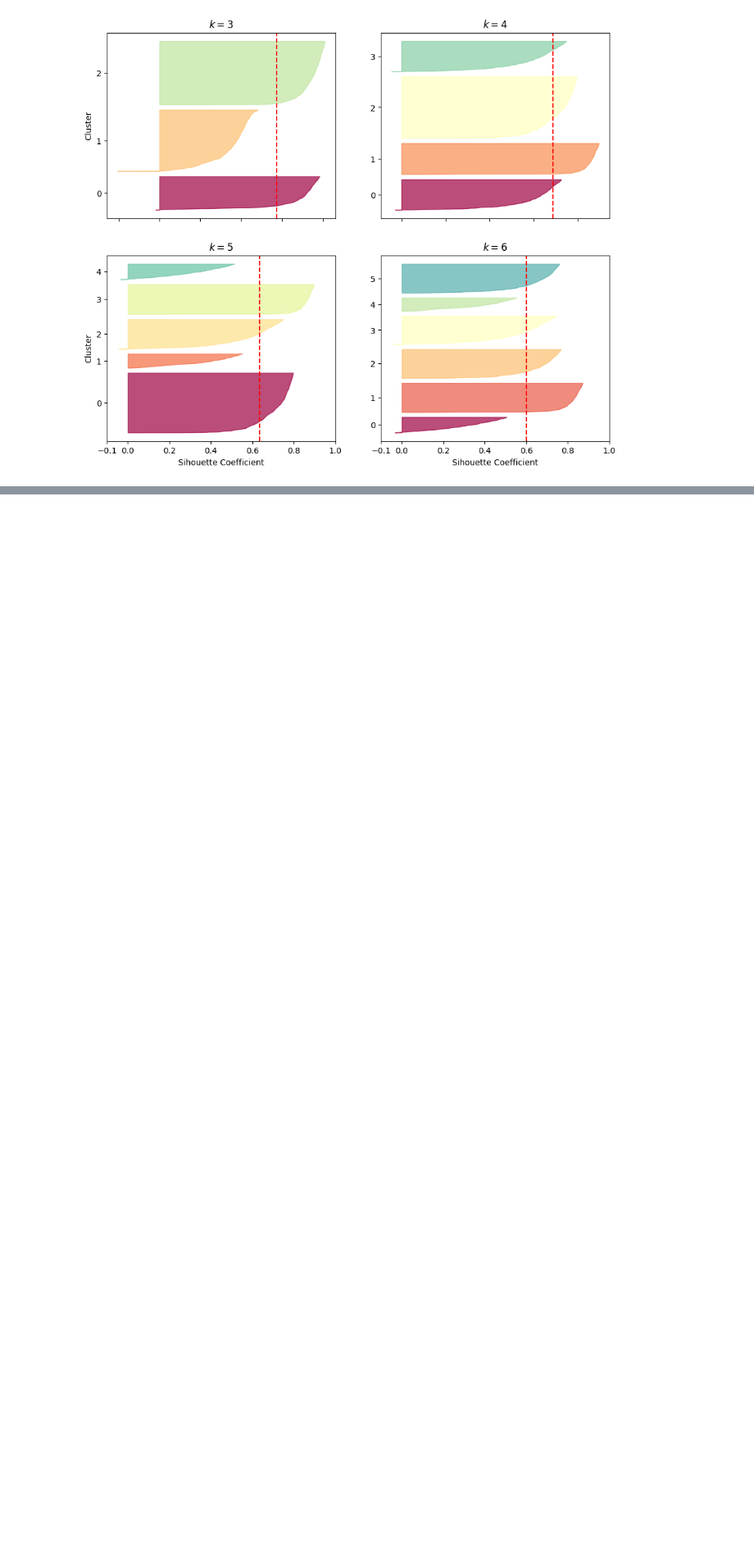
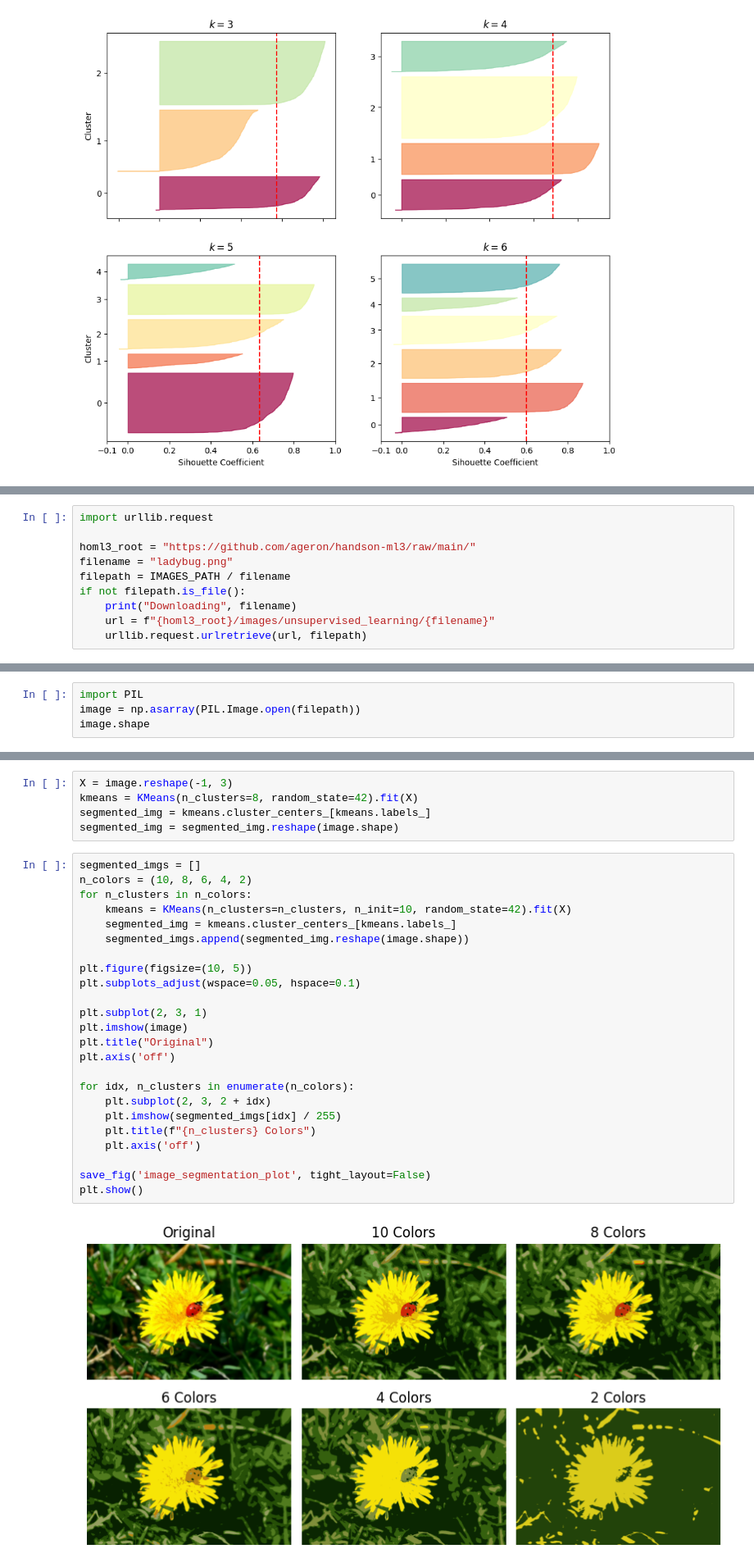
Before and after one commit to Hyun3246/Warehouse, a Jupyter notebook: Hands-On ML/Chapter_09_Unsupervised_Learning.ipynb, the cells around one changed output, grey strips where cells are left out. Shown: that part at 82% size. Drawn from its saved outputs; the diff is of its cells as text; blank space fills up the shorter version.

```diff
--- a/Hands-On ML/Chapter_09_Unsupervised_Learning.ipynb
+++ b/Hands-On ML/Chapter_09_Unsupervised_Learning.ipynb
@@ -142,0 +156,10 @@ plt.show()
+# %%
+import urllib.request
+
+homl3_root = "https://github.com/ageron/handson-ml3/raw/main/"
+filename = "ladybug.png"
+filepath = IMAGES_PATH / filename
+if not filepath.is_file():
+    print("Downloading", filename)
+    url = f"{homl3_root}/images/unsupervised_learning/{filename}"
+    urllib.request.urlretrieve(url, filepath)
@@ -142,0 +168,4 @@ plt.show()
+# %%
+import PIL
+image = np.asarray(PIL.Image.open(filepath))
+image.shape
@@ -142,0 +174,31 @@ plt.show()
+# %%
+X = image.reshape(-1, 3)
+kmeans = KMeans(n_clusters=8, random_state=42).fit(X)
+segmented_img = kmeans.cluster_centers_[kmeans.labels_]
+segmented_img = segmented_img.reshape(image.shape)
+# %%
+segmented_imgs = []
+n_colors = (10, 8, 6, 4, 2)
+for n_clusters in n_colors:
+    kmeans = KMeans(n_clusters=n_clusters, n_init=10, random_state=42).fit(X)
+    segmented_img = kmeans.cluster_centers_[kmeans.labels_]
+    segmented_imgs.append(segmented_img.reshape(image.shape))
+
+plt.figure(figsize=(10, 5))
+plt.subplots_adjust(wspace=0.05, hspace=0.1)
+
+plt.subplot(2, 3, 1)
+plt.imshow(image)
+plt.title("Original")
+plt.axis('off')
+
+for idx, n_clusters in enumerate(n_colors):
+    plt.subplot(2, 3, 2 + idx)
+    plt.imshow(segmented_imgs[idx] / 255)
+    plt.title(f"{n_clusters} Colors")
+    plt.axis('off')
+
+save_fig('image_segmentation_plot', tight_layout=False)
+plt.show()
+# %% [output]
+[figure, added]
```
Also changed, not shown: parts of 26 cells of this notebook.
